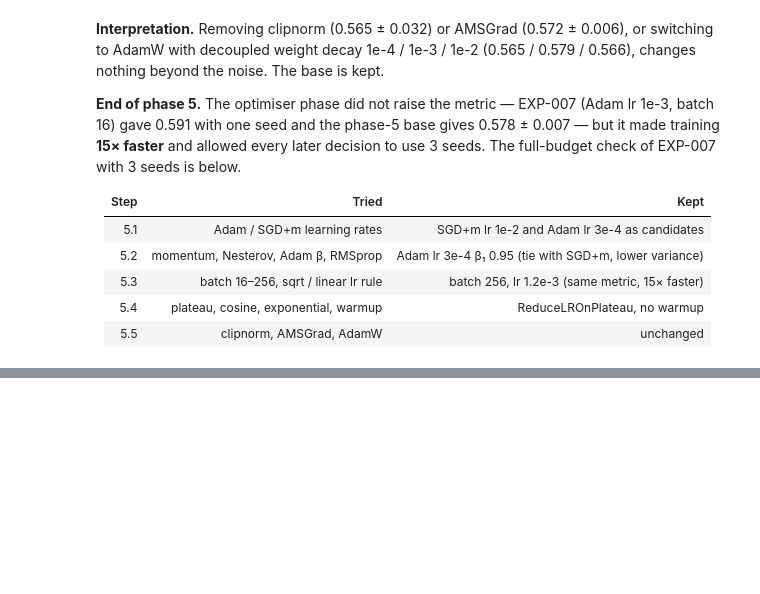
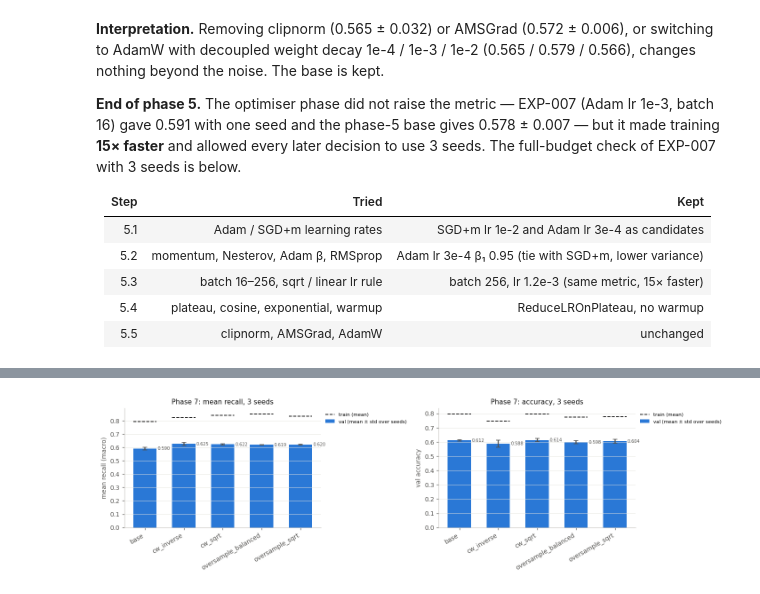
Before and after one commit to alexsierra45/image-recognition, a Jupyter notebook: hyperparameter_sweep.ipynb, the cells around one changed output, grey strips where cells are left out. Cells and saved outputs as stored; diff of their text form; code cells hidden in the pictures; blank space fills up the shorter version.

```diff
--- a/hyperparameter_sweep.ipynb
+++ b/hyperparameter_sweep.ipynb
@@ -531,0 +590,10 @@ display(pu.seed_summary(chk).style.format(precision=3).hide(axis='index'))
+# %%
+df7 = pu.expand_config(pu.load_results().query("id.str.startswith('EXP-013_bn_before_lr3x') or exp_id == 'EXP-014'", engine='python'))
+s7 = pu.seed_summary(df7)
+s7['label'] = s7['variant'].str.replace('EXP-013_bn_before_lr3x', 'base').str.replace('EXP-014_', '')
+display(s7.style.format(precision=3).hide(axis='index'))
+fig, axes = pu.plt.subplots(1, 2, figsize=(13, 3.8))
+pu.plot_seed_bars(s7, 'mean_recall', label='label', ax=axes[0], title='Phase 7: mean recall, 3 seeds')
+pu.plot_seed_bars(s7, 'val_acc', label='label', ax=axes[1], title='Phase 7: accuracy, 3 seeds')
+fig.tight_layout(); pu._save(fig, 'phase7_imbalance_3_seeds');
+# %% [output]
@@ -531,0 +606 @@ display(pu.seed_summary(chk).style.format(precision=3).hide(axis='index'))
+[figure, added]
```
Also changed, not shown: parts of 13 cells of this notebook, 27 other files.
